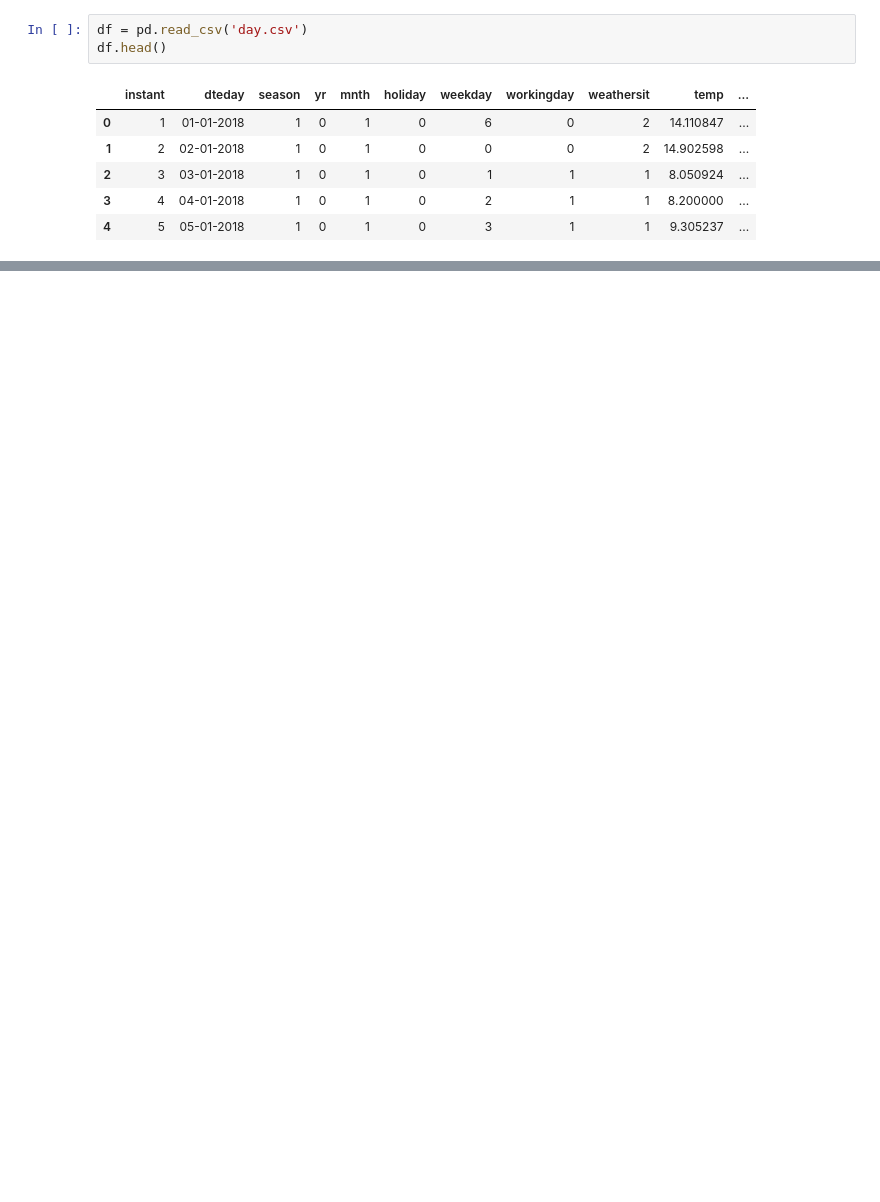
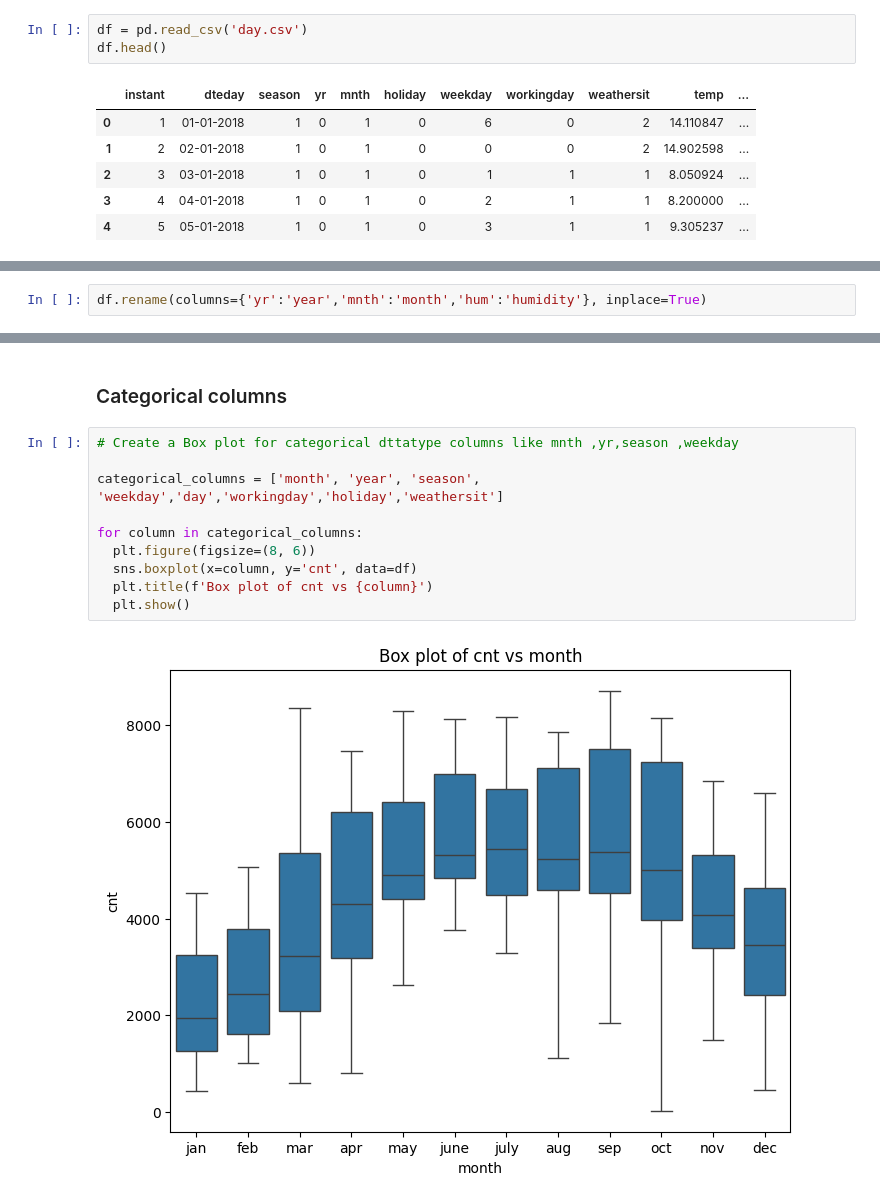
Before and after one commit to vikasdo/BikeHub, a Jupyter notebook: LinearRegression.ipynb, the cells around one changed output, grey strips where cells are left out. Drawn from its saved outputs; the diff is of its cells as text; blank space fills up the shorter version.

```diff
--- a/LinearRegression.ipynb
+++ b/LinearRegression.ipynb
@@ -38,0 +51,2 @@ df.head()
+# %%
+df.rename(columns={'yr':'year','mnth':'month','hum':'humidity'}, inplace=True)
@@ -38,0 +182,14 @@ df.head()
+# %% [markdown]
+### Categorical columns
+# %%
+# Create a Box plot for categorical dttatype columns like mnth ,yr,season ,weekday
+
+categorical_columns = ['month', 'year', 'season', 'weekday','day','workingday','holiday','weathersit']
+
+for column in categorical_columns:
+  plt.figure(figsize=(8, 6))
+  sns.boxplot(x=column, y='cnt', data=df)
+  plt.title(f'Box plot of cnt vs {column}')
+  plt.show()
+# %% [output]
+[figure, added]
```
Also changed, not shown: parts of 59 cells of this notebook.
